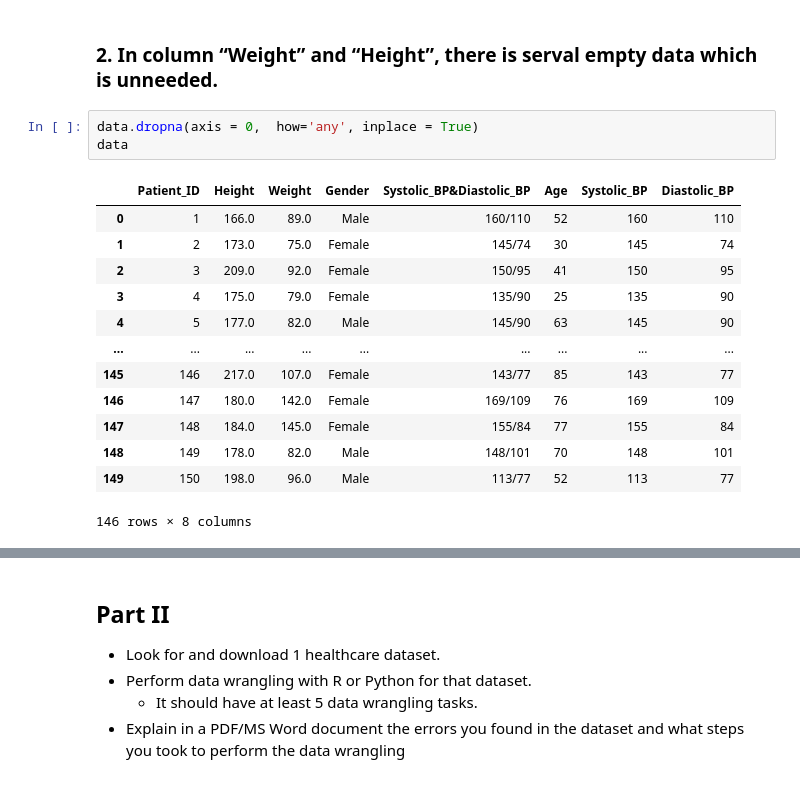
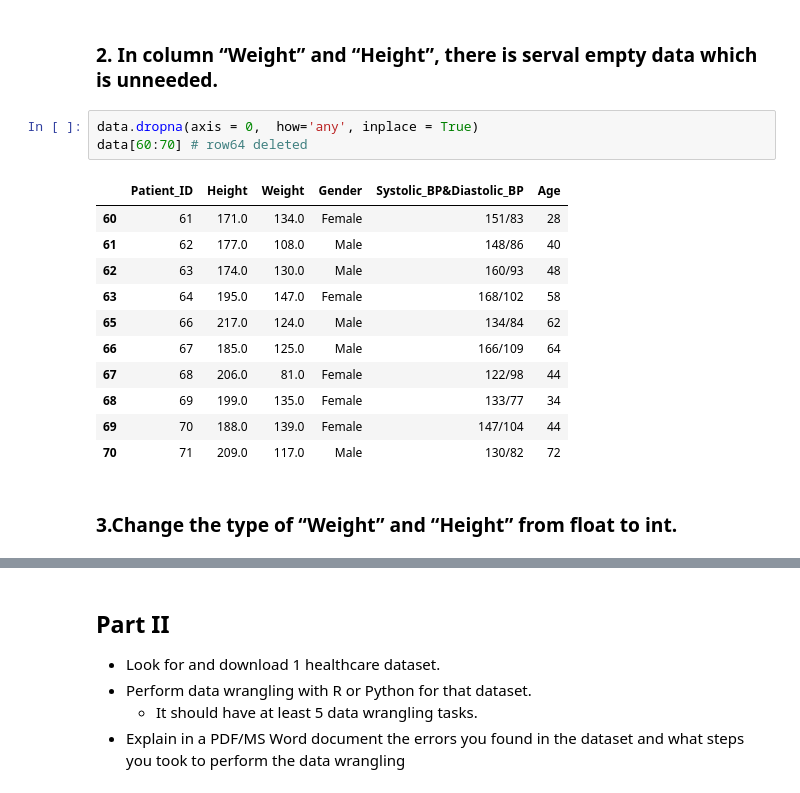
Before and after one commit to xxiaomm/nyu-healthcare-labs, a Jupyter notebook: lab2/lab2_XiaoMa_xm2074.ipynb, the cells around one changed output, grey strips where cells are left out. Drawn from its saved outputs; the diff is of its cells as text.

```diff
--- a/lab2/lab2_XiaoMa_xm2074.ipynb
+++ b/lab2/lab2_XiaoMa_xm2074.ipynb
@@ -69,18 +55,18 @@ data
 ### 2. In column “Weight” and “Height”, there is serval empty data which is unneeded.
 # %%
 data.dropna(axis = 0,  how='any', inplace = True)
-data
+data[60:70] # row64 deleted
 # %% [output]
-|  | Patient_ID | Height | Weight | Gender | Systolic_BP&Diastolic_BP | Age | Systolic_BP | Diastolic_BP |
-| 0 | 1 | 166.0 | 89.0 | Male | 160/110 | 52 | 160 | 110 |
-| 1 | 2 | 173.0 | 75.0 | Female | 145/74 | 30 | 145 | 74 |
-| 2 | 3 | 209.0 | 92.0 | Female | 150/95 | 41 | 150 | 95 |
-| 3 | 4 | 175.0 | 79.0 | Female | 135/90 | 25 | 135 | 90 |
-| 4 | 5 | 177.0 | 82.0 | Male | 145/90 | 63 | 145 | 90 |
-| ... | ... | ... | ... | ... | ... | ... | ... | ... |
-| 145 | 146 | 217.0 | 107.0 | Female | 143/77 | 85 | 143 | 77 |
-| 146 | 147 | 180.0 | 142.0 | Female | 169/109 | 76 | 169 | 109 |
-| 147 | 148 | 184.0 | 145.0 | Female | 155/84 | 77 | 155 | 84 |
-| 148 | 149 | 178.0 | 82.0 | Male | 148/101 | 70 | 148 | 101 |
-| 149 | 150 | 198.0 | 96.0 | Male | 113/77 | 52 | 113 | 77 |
+|  | Patient_ID | Height | Weight | Gender | Systolic_BP&Diastolic_BP | Age |
+| 60 | 61 | 171.0 | 134.0 | Female | 151/83 | 28 |
+| 61 | 62 | 177.0 | 108.0 | Male | 148/86 | 40 |
+| 62 | 63 | 174.0 | 130.0 | Male | 160/93 | 48 |
+| 63 | 64 | 195.0 | 147.0 | Female | 168/102 | 58 |
+| 65 | 66 | 217.0 | 124.0 | Male | 134/84 | 62 |
+| 66 | 67 | 185.0 | 125.0 | Male | 166/109 | 64 |
+| 67 | 68 | 206.0 | 81.0 | Female | 122/98 | 44 |
+| 68 | 69 | 199.0 | 135.0 | Female | 133/77 | 34 |
+| 69 | 70 | 188.0 | 139.0 | Female | 147/104 | 44 |
+| 70 | 71 | 209.0 | 117.0 | Male | 130/82 | 72 |
-146 rows × 8 columns
+# %% [markdown]
+### 3.Change the type of “Weight” and “Height” from float to int.
```
Also changed, not shown: parts of 12 cells of this notebook, 2 other files.
